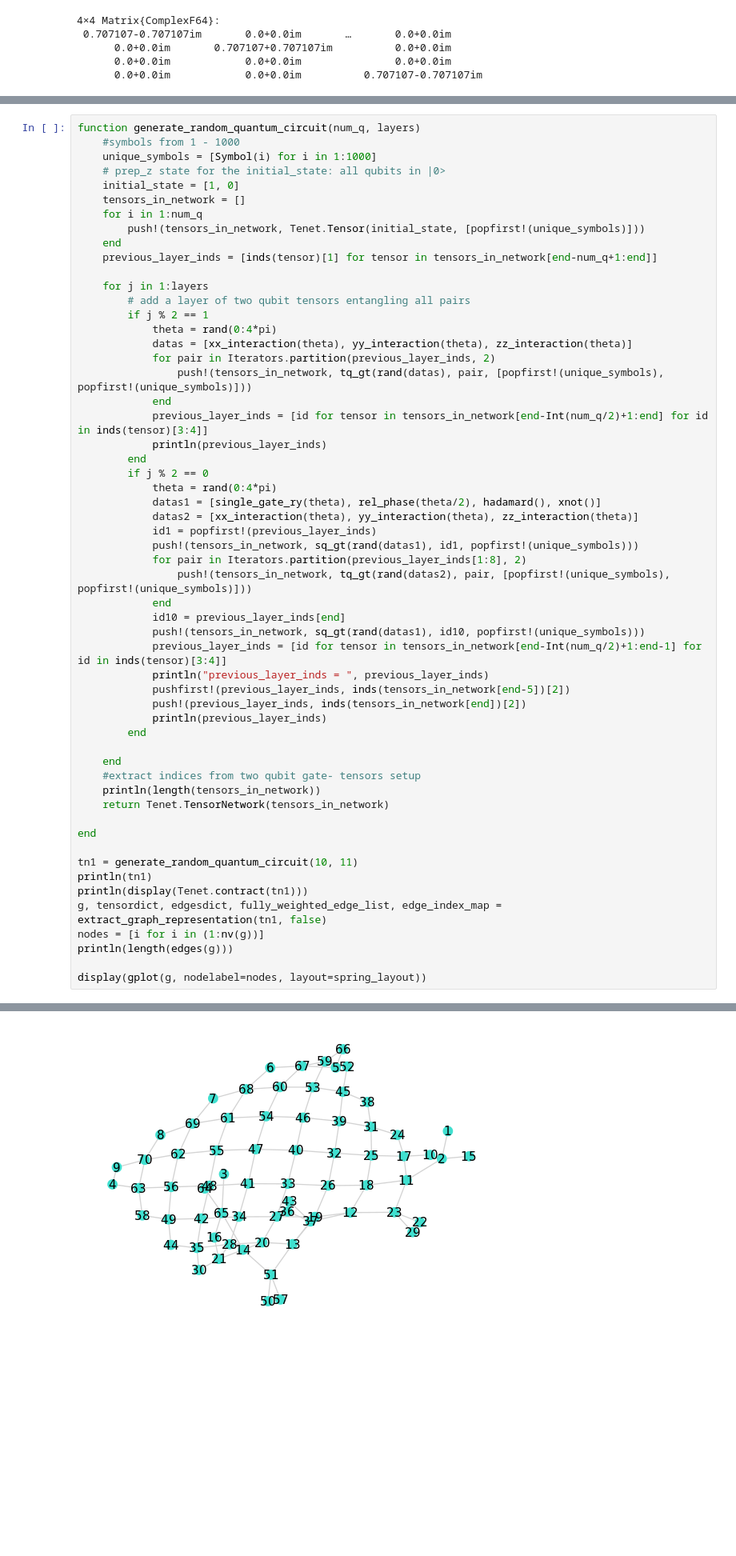
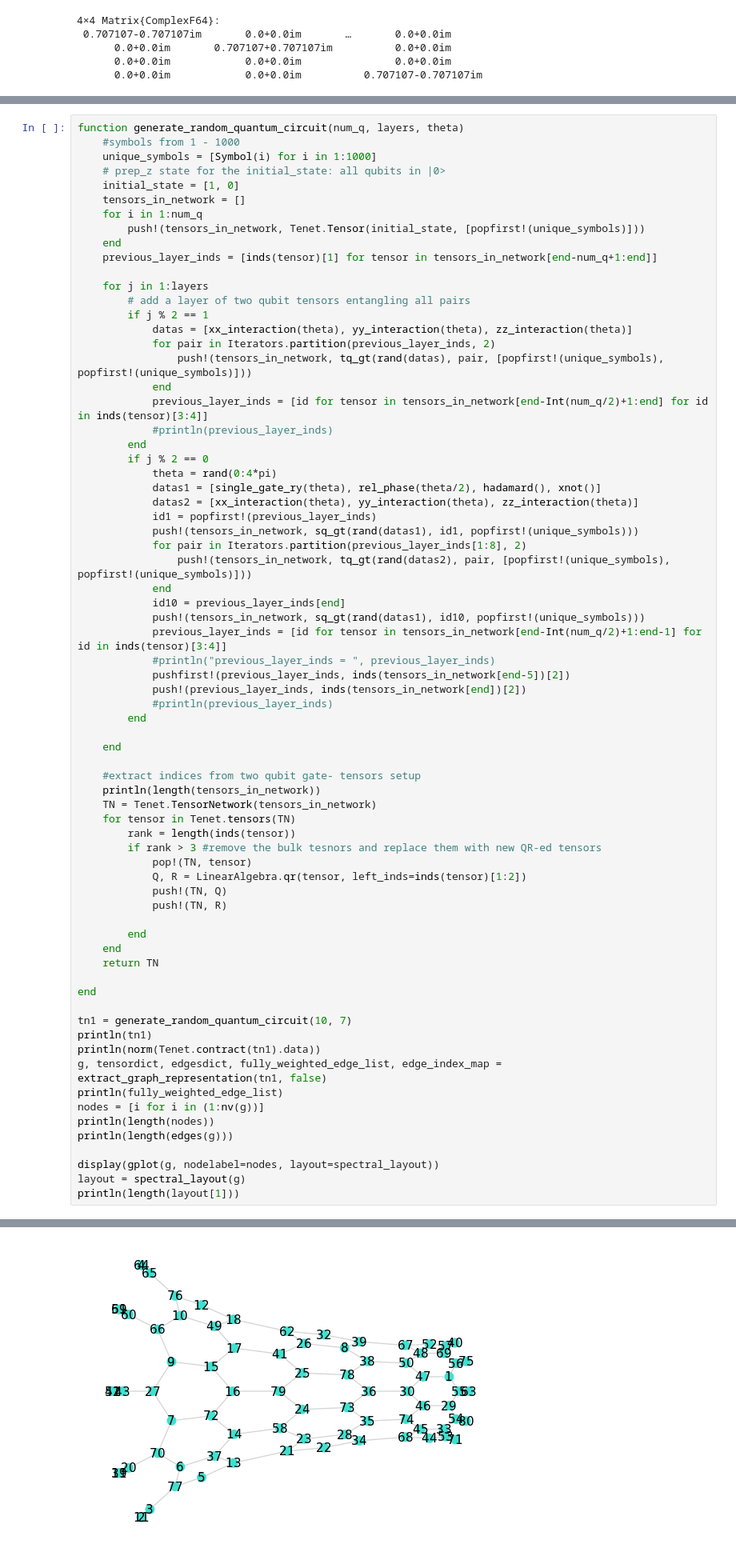
Before and after one commit to bartdv123/MasterThesis-TensorNetworks, a Jupyter notebook: Notebooks with initial implementations/Quantum_computer_tenet_network.ipynb, the cells around one changed output, grey strips where cells are left out. Shown at 80% size. Cells and saved outputs as stored; diff of their text form; blank space fills up the shorter version.

```diff
--- a/Notebooks with initial implementations/Quantum_computer_tenet_network.ipynb
+++ b/Notebooks with initial implementations/Quantum_computer_tenet_network.ipynb
@@ -163,7 +163,7 @@ t2 = tq_gt(xx_interaction(pi/2), [:a, :b], [:c, :d])
  0.0-0.707107im       0.0+0.0im
  0.0+0.0im       0.707107+0.0im
 # %%
-function generate_random_quantum_circuit(num_q, layers)
+function generate_random_quantum_circuit(num_q, layers, theta)
     #symbols from 1 - 1000
     unique_symbols = [Symbol(i) for i in 1:1000]
     # prep_z state for the initial_state: all qubits in |0>
@@ -177,13 +177,12 @@ function generate_random_quantum_circuit(num_q, layers)
     for j in 1:layers
         # add a layer of two qubit tensors entangling all pairs
         if j % 2 == 1
-            theta = rand(0:4*pi)
             datas = [xx_interaction(theta), yy_interaction(theta), zz_interaction(theta)]
             for pair in Iterators.partition(previous_layer_inds, 2)
                 push!(tensors_in_network, tq_gt(rand(datas), pair, [popfirst!(unique_symbols), popfirst!(unique_symbols)]))
             end
             previous_layer_inds = [id for tensor in tensors_in_network[end-Int(num_q/2)+1:end] for id in inds(tensor)[3:4]]
-            println(previous_layer_inds)
+            #println(previous_layer_inds)
         end
         if j % 2 == 0
             theta = rand(0:4*pi)
@@ -197,25 +196,41 @@ function generate_random_quantum_circuit(num_q, layers)
             id10 = previous_layer_inds[end]
             push!(tensors_in_network, sq_gt(rand(datas1), id10, popfirst!(unique_symbols)))
             previous_layer_inds = [id for tensor in tensors_in_network[end-Int(num_q/2)+1:end-1] for id in inds(tensor)[3:4]]
-            println("previous_layer_inds = ", previous_layer_inds)
+            #println("previous_layer_inds = ", previous_layer_inds)
             pushfirst!(previous_layer_inds, inds(tensors_in_network[end-5])[2])
             push!(previous_layer_inds, inds(tensors_in_network[end])[2])
-            println(previous_layer_inds)
+            #println(previous_layer_inds)
         end
 
     end
+
     #extract indices from two qubit gate- tensors setup
     println(length(tensors_in_network))
-    return Tenet.TensorNetwork(tensors_in_network)
+    TN = Tenet.TensorNetwork(tensors_in_network)
+    for tensor in Tenet.tensors(TN)
+        rank = length(inds(tensor))
+        if rank > 3 #remove the bulk tesnors and replace them with new QR-ed tensors
+            pop!(TN, tensor)
+            Q, R = LinearAlgebra.qr(tensor, left_inds=inds(tensor)[1:2])
+            push!(TN, Q)
+            push!(TN, R)
+
+        end
+    end
+    return TN
 
 end
 
-tn1 = generate_random_quantum_circuit(10, 11)
+tn1 = generate_random_quantum_circuit(10, 7)
 println(tn1)
-println(display(Tenet.contract(tn1)))
+println(norm(Tenet.contract(tn1).data))
 g, tensordict, edgesdict, fully_weighted_edge_list, edge_index_map = extract_graph_representation(tn1, false)
+println(fully_weighted_edge_list)
 nodes = [i for i in (1:nv(g))]
+println(length(nodes))
 println(length(edges(g)))
 
-display(gplot(g, nodelabel=nodes, layout=spring_layout))
+display(gplot(g, nodelabel=nodes, layout=spectral_layout))
+layout = spectral_layout(g)
+println(length(layout[1]))
 # %% [output]
@@ -259 +244 @@ nothing
-[figure, old version]
+[figure, new version]
```
Also changed, not shown: parts of 1 cell of this notebook, 35 other files.
